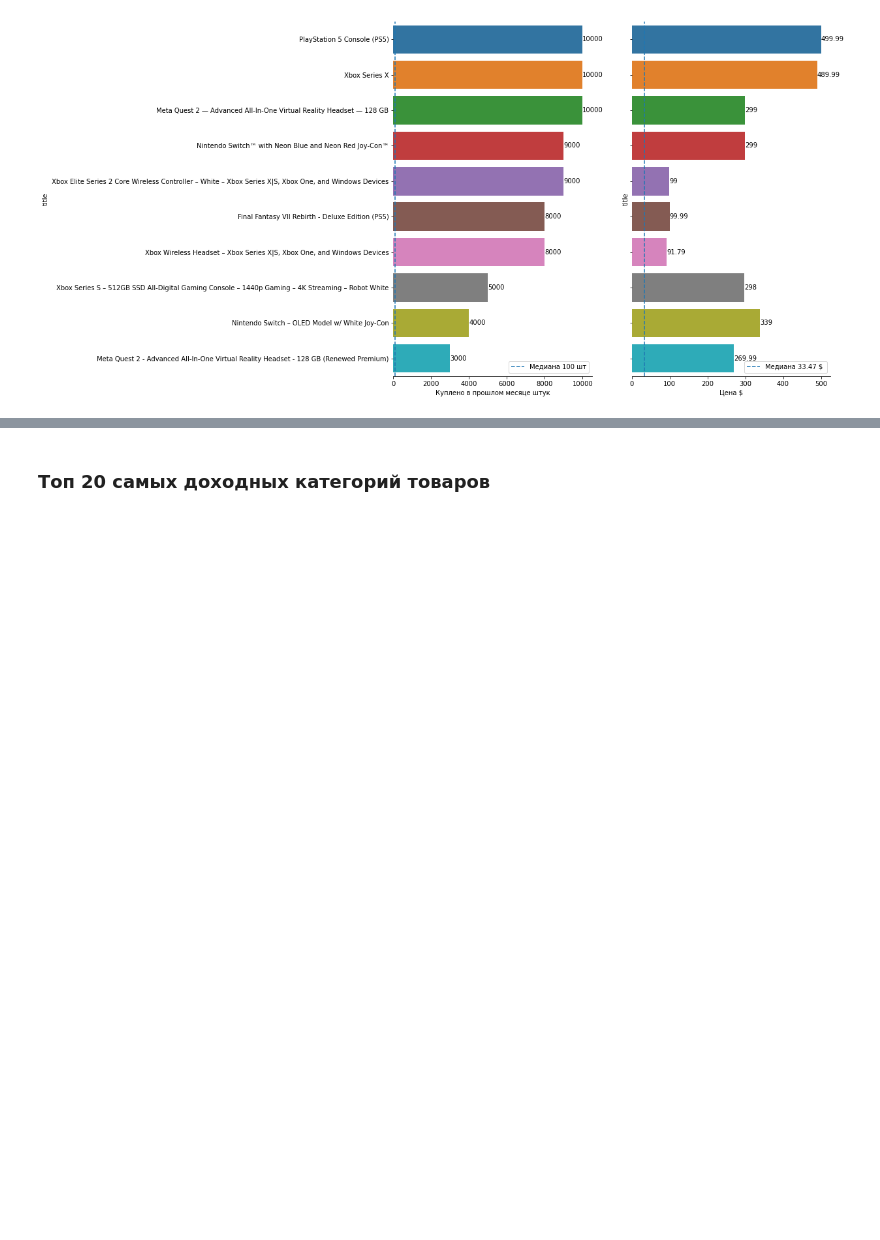
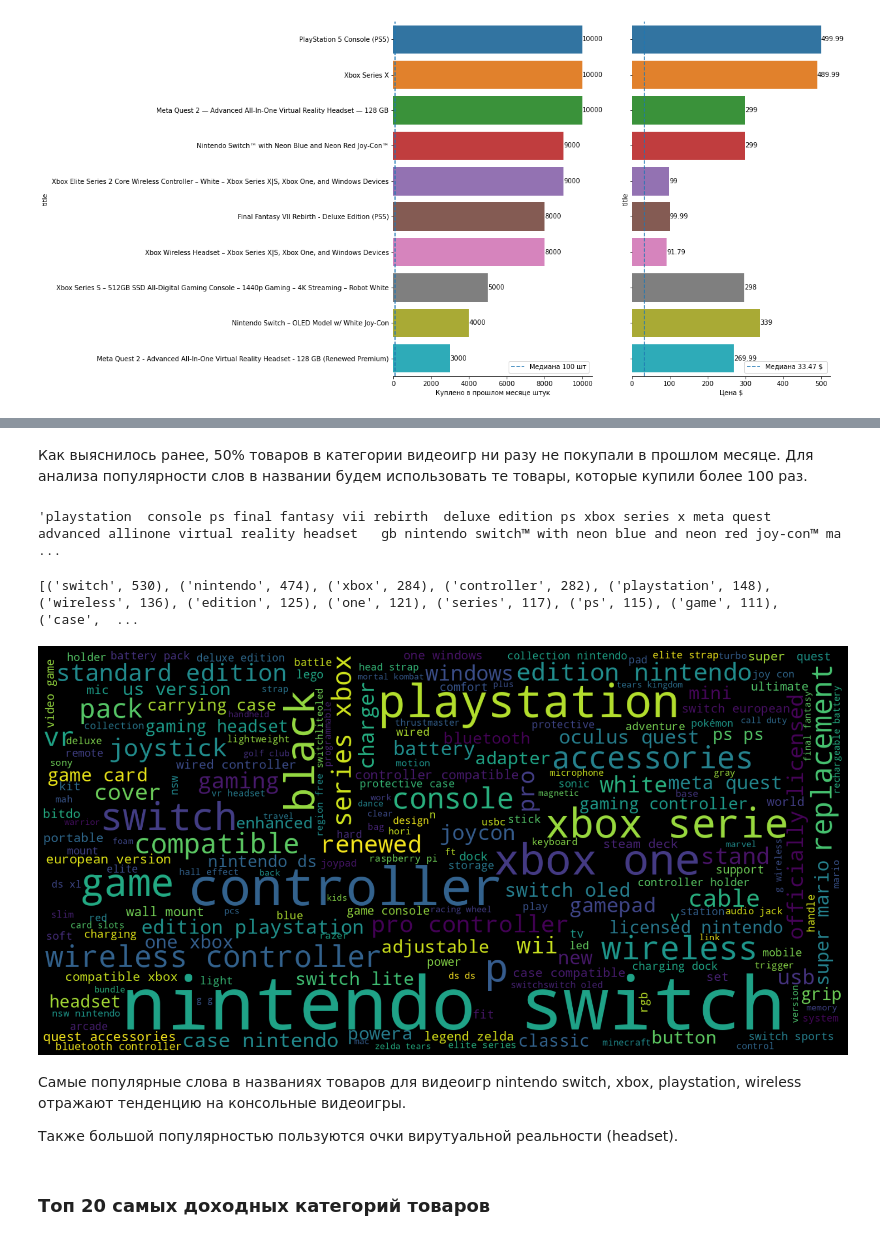
Before and after one commit to Prokompas/Amazon_USA_EDA, a Jupyter notebook: Amazon_USA_EDA.ipynb, the cells around one changed output, grey strips where cells are left out. Drawn from its saved outputs; the diff is of its cells as text; code cells hidden in the pictures; blank space fills up the shorter version.

Commit message:
Добавила облако слов по категориям видеоигры и товары для кухни

```diff
--- a/Amazon_USA_EDA.ipynb
+++ b/Amazon_USA_EDA.ipynb
@@ -362,0 +376,2 @@ sns.despine(left=True);
+# %% [markdown]
+Как выяснилось ранее, 50% товаров в категории видеоигр ни разу не покупали в прошлом месяце. Для анализа популярности слов в названии будем использовать те товары, которые купили более 100 раз.
@@ -363,3 +416,53 @@ sns.despine(left=True);
+# %%
+# Копируем названия товаров в список
+text = video_games.query('boughtInLastMonth > 110')['title'].tolist()
+
+# Применяем функцию подготовки текста
+text = prep(text)
+text
+# %% [output]
+'playstation  console ps final fantasy vii rebirth  deluxe edition ps xbox series x meta quest   advanced allinone virtual reality headset   gb nintendo switch™ with neon blue and neon red joy‑con™ ma ...
+# %%
+# добавляем стоп-слова
+english_stopwords = stopwords.words("english")
+words = ['pc', 'xs', 'x']
+english_stopwords.extend(words)
+
+# токенизируем текст
+text_tokens = word_tokenize(text)
+
+# перестраиваем токены, не учитывая стоп-слова
+text_tokens = [token.strip() for token in text_tokens if token not in english_stopwords]
+
+#приводим токены к текстовому виду
+text = nltk.Text(text_tokens)
+
+# считаем частоту слов
+fdist_sw = FreqDist(text)
+
+# показываем самые популярные
+print(fdist_sw.most_common(20))
+# %% [output]
+[('switch', 530), ('nintendo', 474), ('xbox', 284), ('controller', 282), ('playstation', 148), ('wireless', 136), ('edition', 125), ('one', 121), ('series', 117), ('ps', 115), ('game', 111), ('case',  ...
+# %%
+# переводим всё в текстовый формат
+text_raw = " ".join(text)
+
+# готовим размер картинки
+wordcloud = WordCloud(width=1600, height=800).generate(text_raw)
+plt.figure( figsize=(20,10), facecolor='k')
+# добавляем туда облако слов
+plt.imshow(wordcloud)
+# выключаем оси и подписи
+plt.axis("off")
+# убираем рамку вокруг
+plt.tight_layout(pad=0);
+# %% [output]
+[figure, added]
+# %% [markdown]
+Самые популярные слова в названиях товаров для видеоигр nintendo switch, xbox, playstation, wireless отражают тенденцию на консольные видеоигры.
+
+Также большой популярностью пользуются очки вирутуальной реальности (headset).
 # %% [markdown]
 ### Топ 20 самых доходных категорий товаров
 # %%
```
Also changed, not shown: parts of 20 cells of this notebook.
